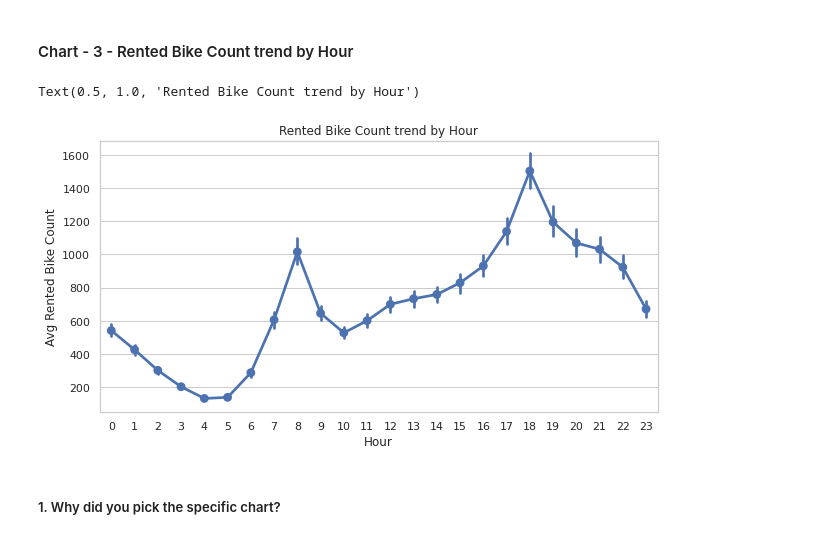
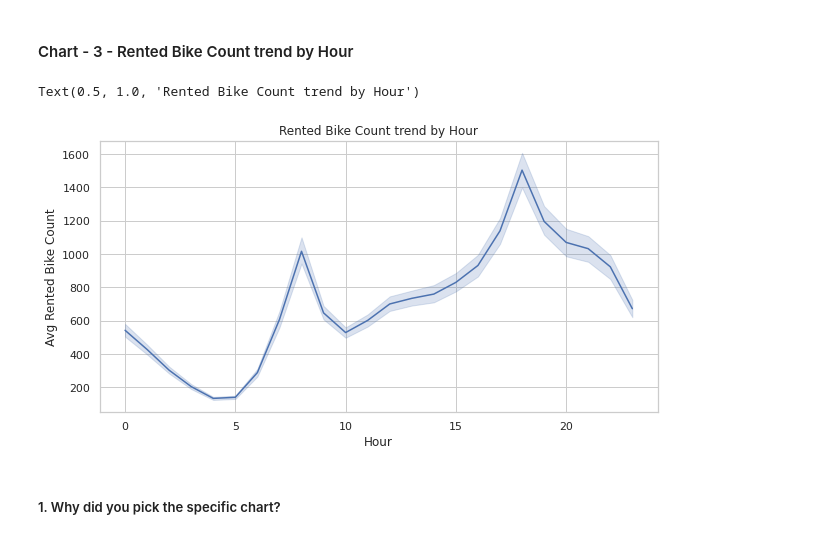
Before and after one commit to ayush9304/BikeSharingDemandPrediction, a Jupyter notebook: Bike_Sharing_Demand_Prediction.ipynb, the cells around one changed output. Cells and saved outputs as stored; diff of their text form; code cells hidden in the pictures.

Commit message:
Done EDA visualizations

```diff
--- a/Bike_Sharing_Demand_Prediction.ipynb
+++ b/Bike_Sharing_Demand_Prediction.ipynb
@@ -435,12 +435,12 @@ Answer Here
 # %%
 # Average Rented Bike Count by Hour
 plt.figure(figsize=(10,5))
-sns.pointplot(x='Hour', y='Rented Bike Count', data=df)
+sns.lineplot(x='Hour', y='Rented Bike Count', data=df)
 plt.ylabel("Avg Rented Bike Count")
 plt.title("Rented Bike Count trend by Hour")
 # %% [output]
 Text(0.5, 1.0, 'Rented Bike Count trend by Hour')
-[figure, old version]
+[figure, new version]
 # %% [markdown]
 ##### 1. Why did you pick the specific chart?
 # %% [markdown]
```
Also changed, not shown: parts of 43 cells of this notebook.
